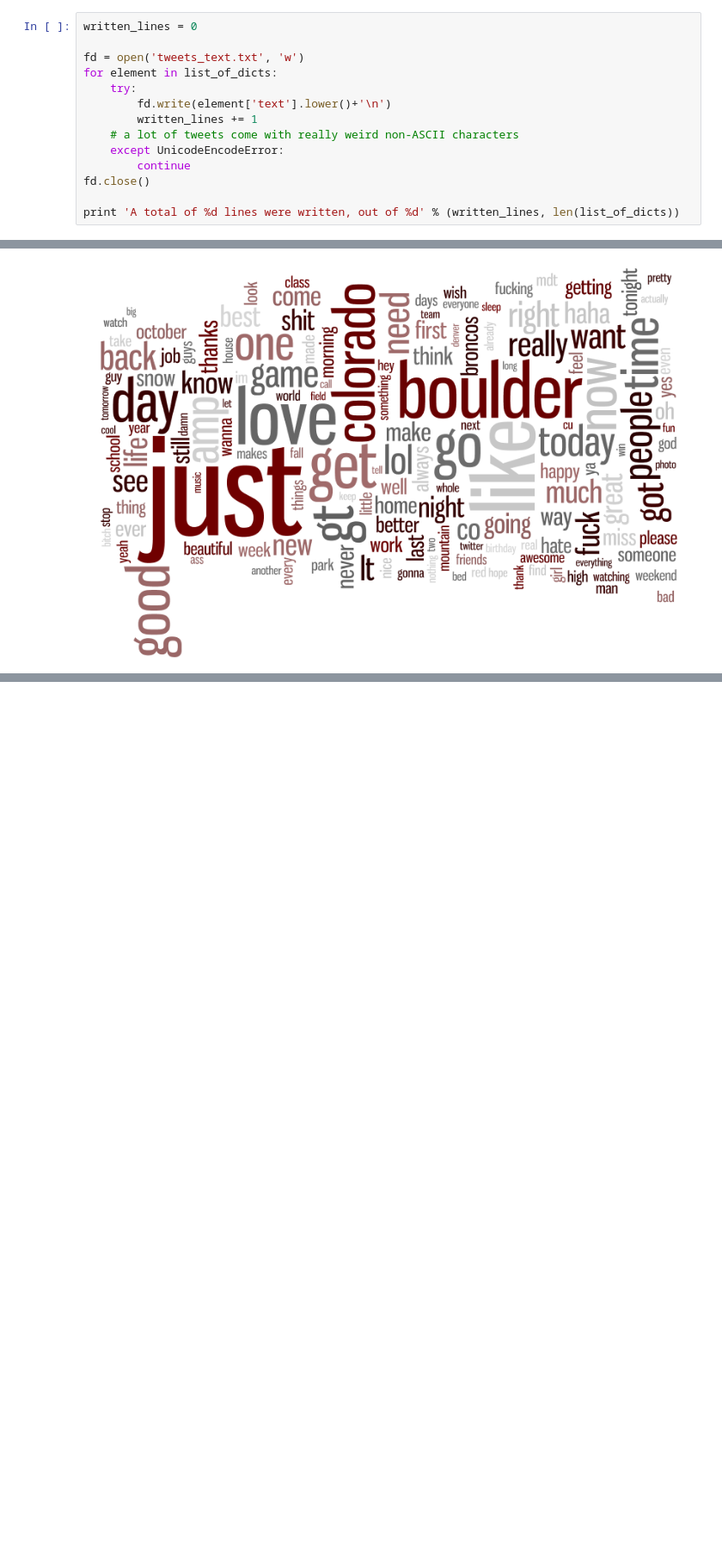
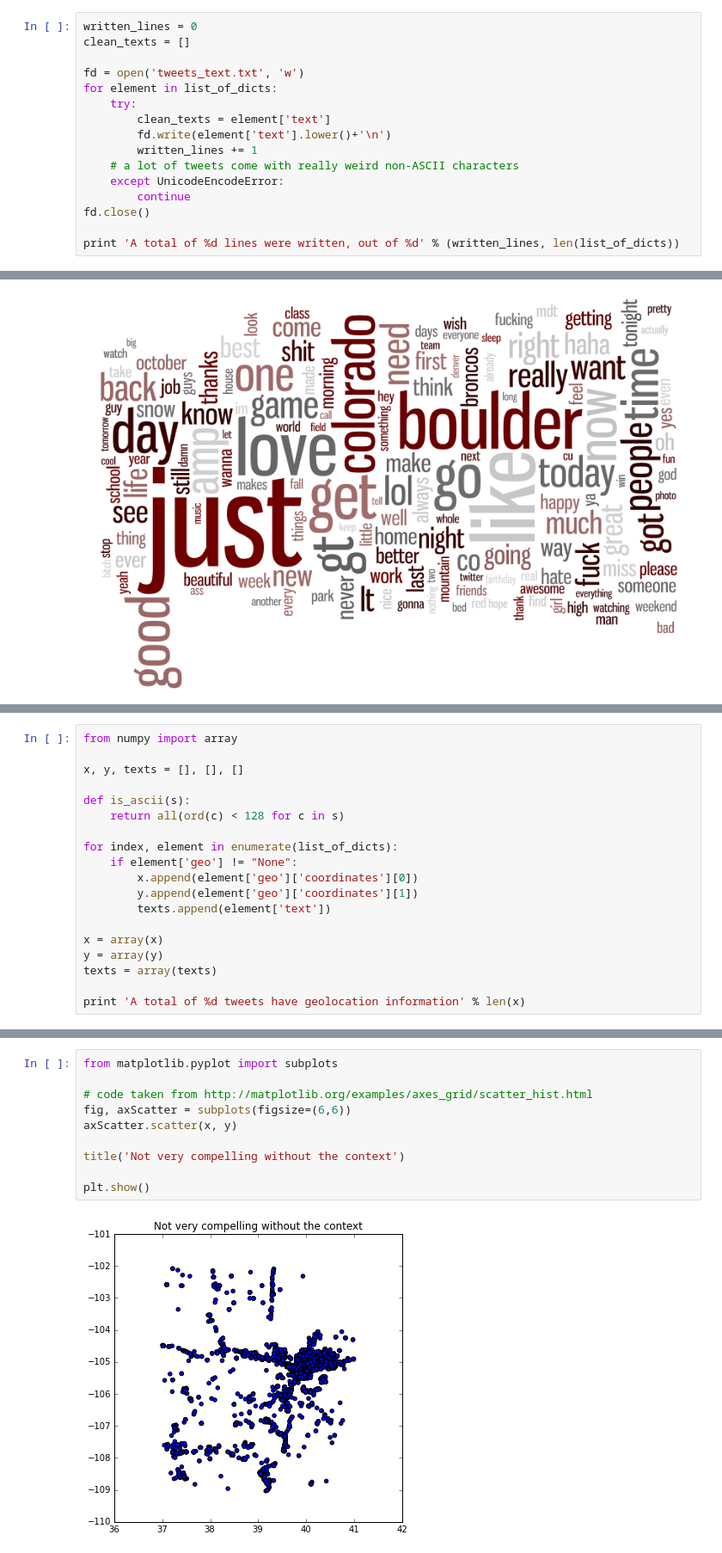
Before and after one commit to taketherose09/tweets, a Jupyter notebook: Data Analysis.ipynb, the cells around one changed output, grey strips where cells are left out. Shown at 86% size. Drawn from its saved outputs; the diff is of its cells as text; blank space fills up the shorter version.

```diff
--- a/Data Analysis.ipynb
+++ b/Data Analysis.ipynb
@@ -63,10 +71,12 @@ Total objects decoded 15878 out of 31401
 # Plots and visualizations
 # %%
 written_lines = 0
+clean_texts = []
 
 fd = open('tweets_text.txt', 'w')
 for element in list_of_dicts:
     try:
+        clean_texts = element['text']
         fd.write(element['text'].lower()+'\n')
         written_lines += 1
     # a lot of tweets come with really weird non-ASCII characters
@@ -153,0 +168,19 @@ show()
+# %%
+from numpy import array
+
+x, y, texts = [], [], []
+
+def is_ascii(s):
+    return all(ord(c) < 128 for c in s)
+
+for index, element in enumerate(list_of_dicts):
+    if element['geo'] != "None":
+        x.append(element['geo']['coordinates'][0])
+        y.append(element['geo']['coordinates'][1])
+        texts.append(element['text'])
+
+x = array(x)
+y = array(y)
+texts = array(texts)
+
+print 'A total of %d tweets have geolocation information' % len(x)
@@ -153,0 +189,12 @@ show()
+# %%
+from matplotlib.pyplot import subplots
+
+# code taken from http://matplotlib.org/examples/axes_grid/scatter_hist.html
+fig, axScatter = subplots(figsize=(6,6))
+axScatter.scatter(x, y)
+
+title('Not very compelling without the context')
+
+plt.show()
+# %% [output]
+[figure, added]
```
Also changed, not shown: parts of 12 cells of this notebook, 1 other file.
